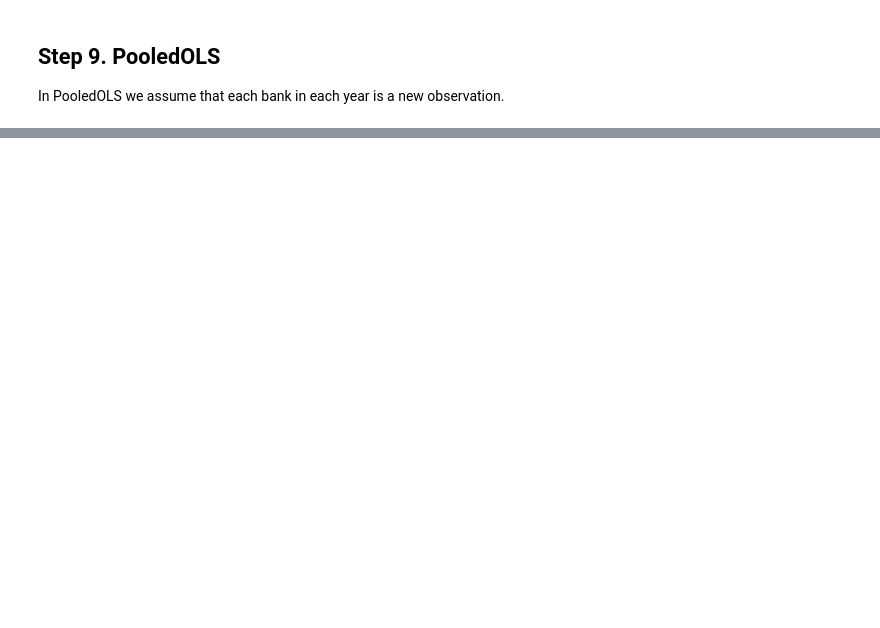
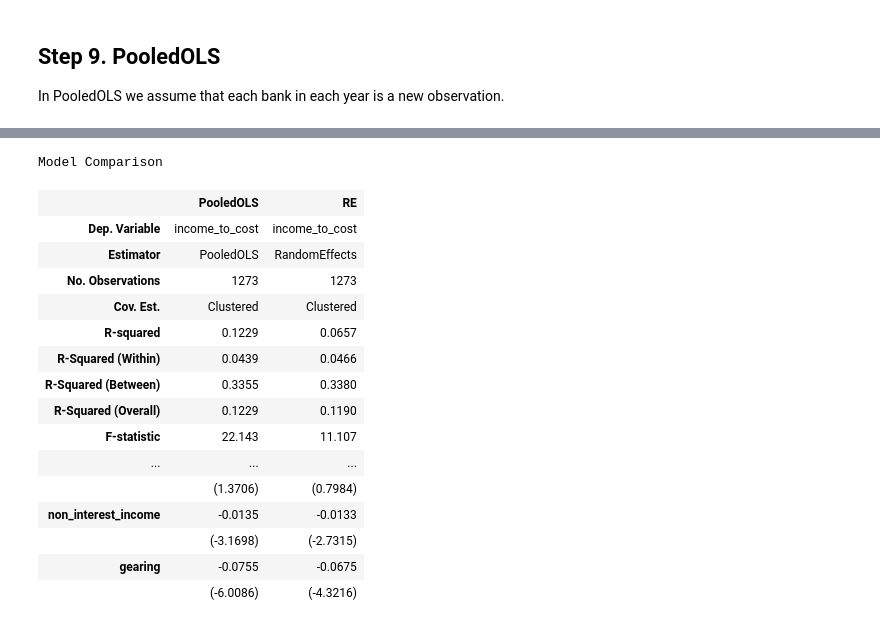
Before and after one commit to jakub-mazurek/danske-banker, a Jupyter notebook: banks.ipynb, the cells around one changed output, grey strips where cells are left out. Saved outputs shown, nothing was run; the diff lists cells and outputs as text; code cells hidden in the pictures; blank space fills up the shorter version.

```diff
--- a/banks.ipynb
+++ b/banks.ipynb
@@ -234,0 +302,8 @@ But, in general, the finances of the bank explain cost/income better than IT sup
+# %%
+from linearmodels.panel import RandomEffects
+
+
+re_mod = RandomEffects(y, X)
+re_res = re_mod.fit(cov_type="clustered", cluster_entity=True)
+
+print(re_res.summary)
@@ -234,0 +328,22 @@ But, in general, the finances of the bank explain cost/income better than IT sup
+# %%
+# Hausmann test
+from linearmodels.panel import compare
+compare({'PooledOLS': pooled_res, 'RE': re_res})
+# %% [output]
+Model Comparison
+|  | PooledOLS | RE |
+| Dep. Variable | income_to_cost | income_to_cost |
+| Estimator | PooledOLS | RandomEffects |
+| No. Observations | 1273 | 1273 |
+| Cov. Est. | Clustered | Clustered |
+| R-squared | 0.1229 | 0.0657 |
+| R-Squared (Within) | 0.0439 | 0.0466 |
+| R-Squared (Between) | 0.3355 | 0.3380 |
+| R-Squared (Overall) | 0.1229 | 0.1190 |
+| F-statistic | 22.143 | 11.107 |
+| ... | ... | ... |
+|  | (1.3706) | (0.7984) |
+| non_interest_income | -0.0135 | -0.0133 |
+|  | (-3.1698) | (-2.7315) |
+| gearing | -0.0755 | -0.0675 |
+|  | (-6.0086) | (-4.3216) |
```
Also changed, not shown: parts of 22 cells of this notebook, 1 other file.
